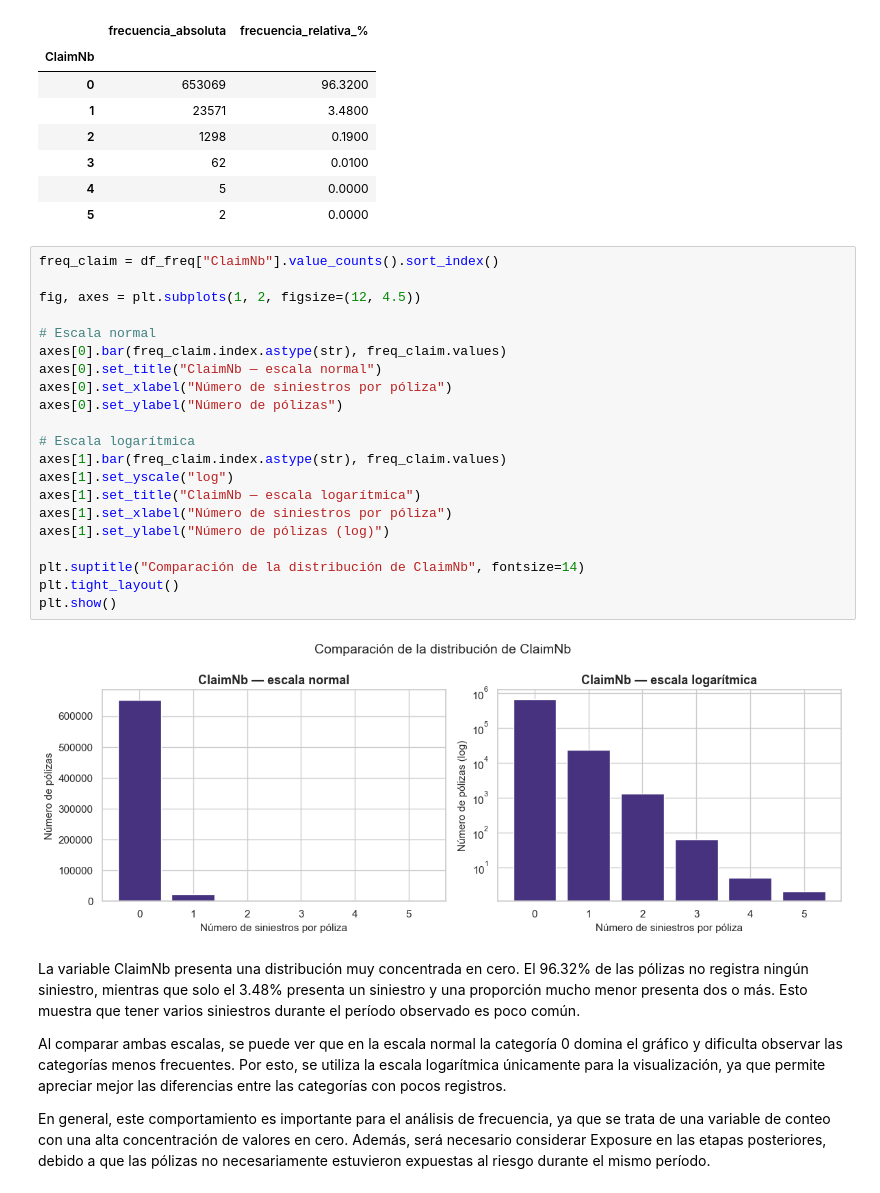
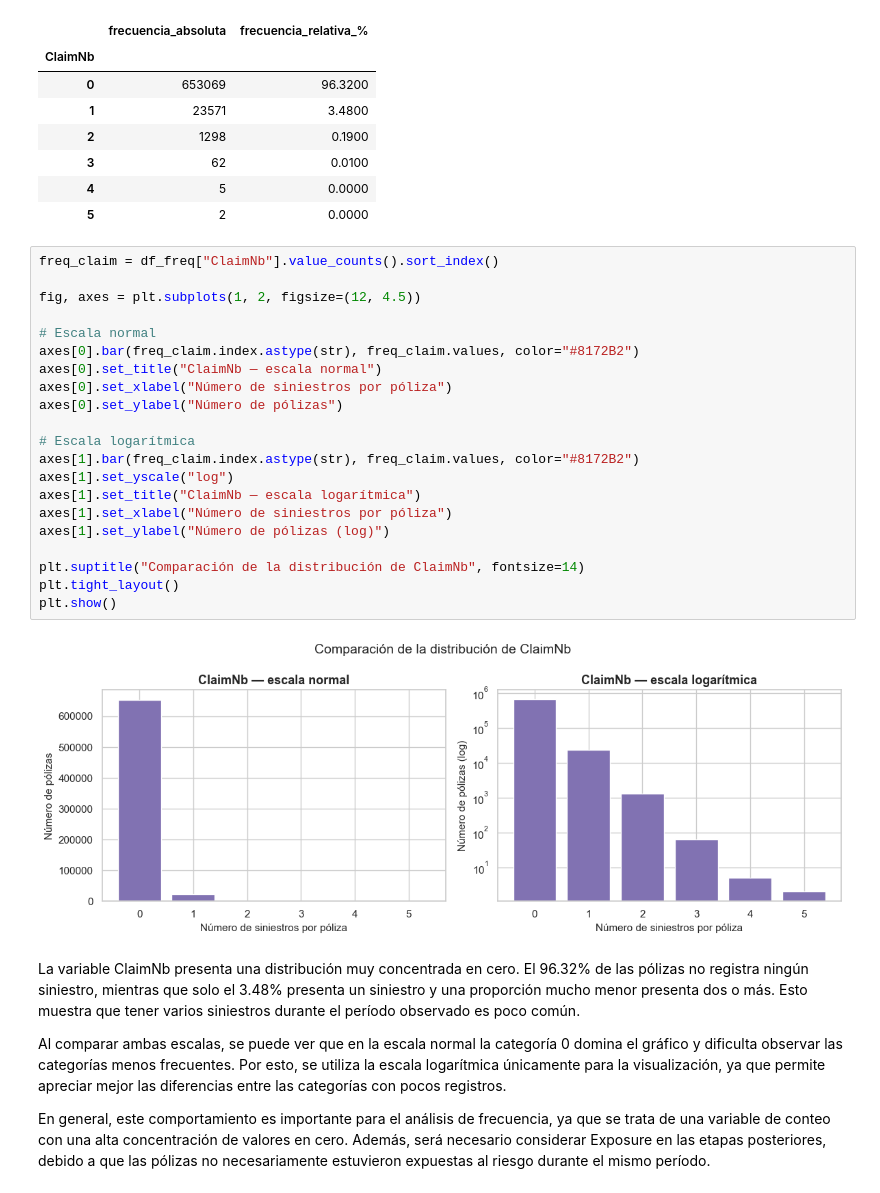
Before and after one commit to T1fff/Proyecto_Seminario_Siniestralidad, a Jupyter notebook: notebooks/02_Analisis_Univariado.ipynb, the cells around one changed output. Cells and saved outputs as stored; diff of their text form.

```diff
--- a/notebooks/02_Analisis_Univariado.ipynb
+++ b/notebooks/02_Analisis_Univariado.ipynb
@@ -421,26 +663,26 @@ ClaimNb (6 categorías) — se muestran todas:
 # %%
 freq_claim = df_freq["ClaimNb"].value_counts().sort_index()
 
 fig, axes = plt.subplots(1, 2, figsize=(12, 4.5))
 
 # Escala normal
-axes[0].bar(freq_claim.index.astype(str), freq_claim.values)
+axes[0].bar(freq_claim.index.astype(str), freq_claim.values, color="#8172B2")
 axes[0].set_title("ClaimNb — escala normal")
 axes[0].set_xlabel("Número de siniestros por póliza")
 axes[0].set_ylabel("Número de pólizas")
 
 # Escala logarítmica
-axes[1].bar(freq_claim.index.astype(str), freq_claim.values)
+axes[1].bar(freq_claim.index.astype(str), freq_claim.values, color="#8172B2")
 axes[1].set_yscale("log")
 axes[1].set_title("ClaimNb — escala logarítmica")
 axes[1].set_xlabel("Número de siniestros por póliza")
 axes[1].set_ylabel("Número de pólizas (log)")
 
 plt.suptitle("Comparación de la distribución de ClaimNb", fontsize=14)
 plt.tight_layout()
 plt.show()
 # %% [output]
-[figure, old version]
+[figure, new version]
 # %% [markdown]
 La variable ClaimNb presenta una distribución muy concentrada en cero. El 96.32% de las pólizas no registra ningún siniestro, mientras que solo el 3.48% presenta un siniestro y una proporción mucho menor presenta dos o más. Esto muestra que tener varios siniestros durante el período observado es poco común.
 
```
Also changed, not shown: parts of 12 cells of this notebook, 1 other file.
